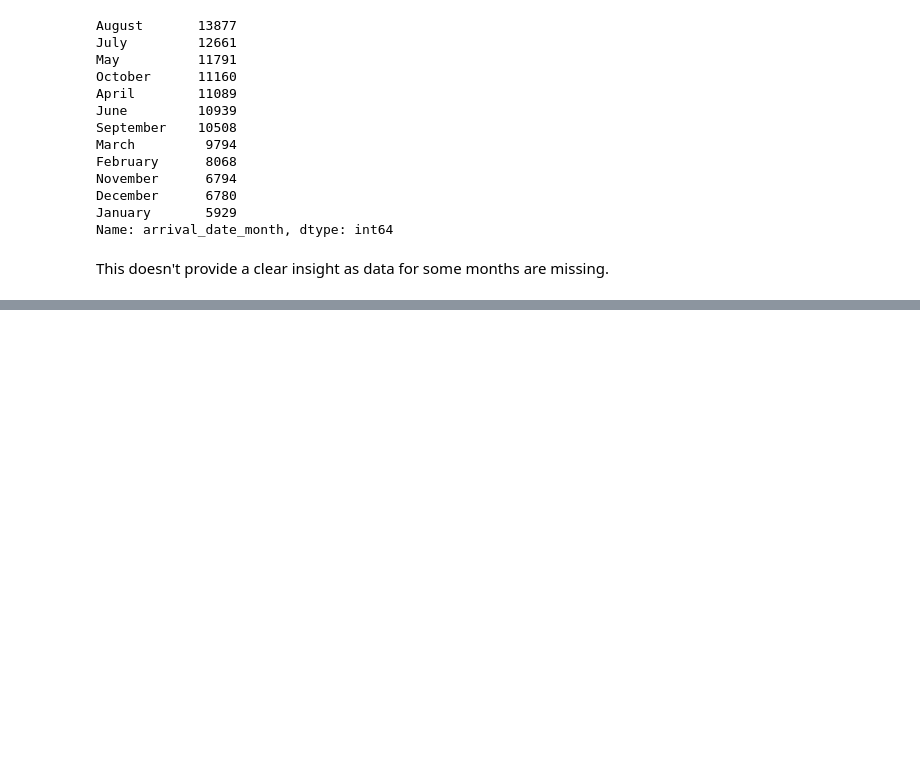
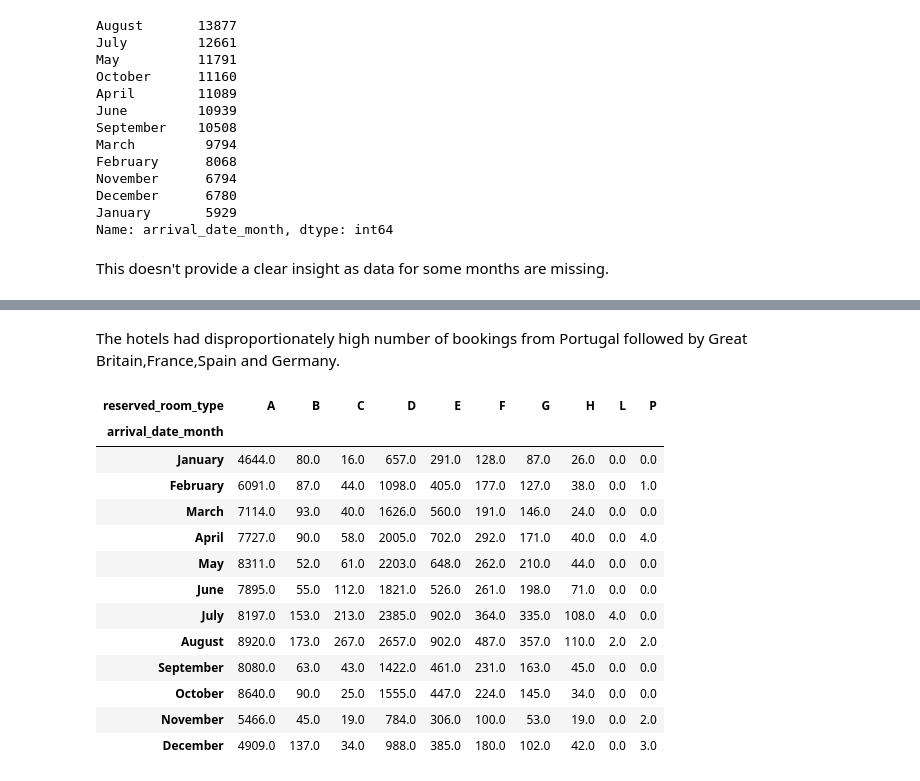
Before and after one commit to shiyasAli/EDA-project-Hotel-Booking-Analysis, a Jupyter notebook: Copy_of_Hotel_Booking_Analysis_Capstone_Project.ipynb, the cells around one changed output, grey strips where cells are left out. Cells and saved outputs as stored; diff of their text form; code cells hidden in the pictures; blank space fills up the shorter version.

```diff
--- a/Copy_of_Hotel_Booking_Analysis_Capstone_Project.ipynb
+++ b/Copy_of_Hotel_Booking_Analysis_Capstone_Project.ipynb
@@ -155,0 +165,21 @@ This doesn't provide a clear insight as data for some months are missing.
+# %% [markdown]
+The hotels had disproportionately high number of bookings from Portugal followed by Great Britain,France,Spain and Germany.
+# %%
+room_type_by_month=df.groupby(['arrival_date_month','reserved_room_type'])['reserved_room_type'].count().unstack().fillna(0)
+room_type_by_month=room_type_by_month.reindex(['January','February','March','April','May','June','July','August','September','October','November','December'])
+room_type_by_month
+# %% [output]
+| reserved_room_type | A | B | C | D | E | F | G | H | L | P |
+| arrival_date_month |  |  |  |  |  |  |  |  |  |  |
+| January | 4644.0 | 80.0 | 16.0 | 657.0 | 291.0 | 128.0 | 87.0 | 26.0 | 0.0 | 0.0 |
+| February | 6091.0 | 87.0 | 44.0 | 1098.0 | 405.0 | 177.0 | 127.0 | 38.0 | 0.0 | 1.0 |
+| March | 7114.0 | 93.0 | 40.0 | 1626.0 | 560.0 | 191.0 | 146.0 | 24.0 | 0.0 | 0.0 |
+| April | 7727.0 | 90.0 | 58.0 | 2005.0 | 702.0 | 292.0 | 171.0 | 40.0 | 0.0 | 4.0 |
+| May | 8311.0 | 52.0 | 61.0 | 2203.0 | 648.0 | 262.0 | 210.0 | 44.0 | 0.0 | 0.0 |
+| June | 7895.0 | 55.0 | 112.0 | 1821.0 | 526.0 | 261.0 | 198.0 | 71.0 | 0.0 | 0.0 |
+| July | 8197.0 | 153.0 | 213.0 | 2385.0 | 902.0 | 364.0 | 335.0 | 108.0 | 4.0 | 0.0 |
+| August | 8920.0 | 173.0 | 267.0 | 2657.0 | 902.0 | 487.0 | 357.0 | 110.0 | 2.0 | 2.0 |
+| September | 8080.0 | 63.0 | 43.0 | 1422.0 | 461.0 | 231.0 | 163.0 | 45.0 | 0.0 | 0.0 |
+| October | 8640.0 | 90.0 | 25.0 | 1555.0 | 447.0 | 224.0 | 145.0 | 34.0 | 0.0 | 0.0 |
+| November | 5466.0 | 45.0 | 19.0 | 784.0 | 306.0 | 100.0 | 53.0 | 19.0 | 0.0 | 2.0 |
+| December | 4909.0 | 137.0 | 34.0 | 988.0 | 385.0 | 180.0 | 102.0 | 42.0 | 0.0 | 3.0 |
```
Also changed, not shown: parts of 12 cells of this notebook.
